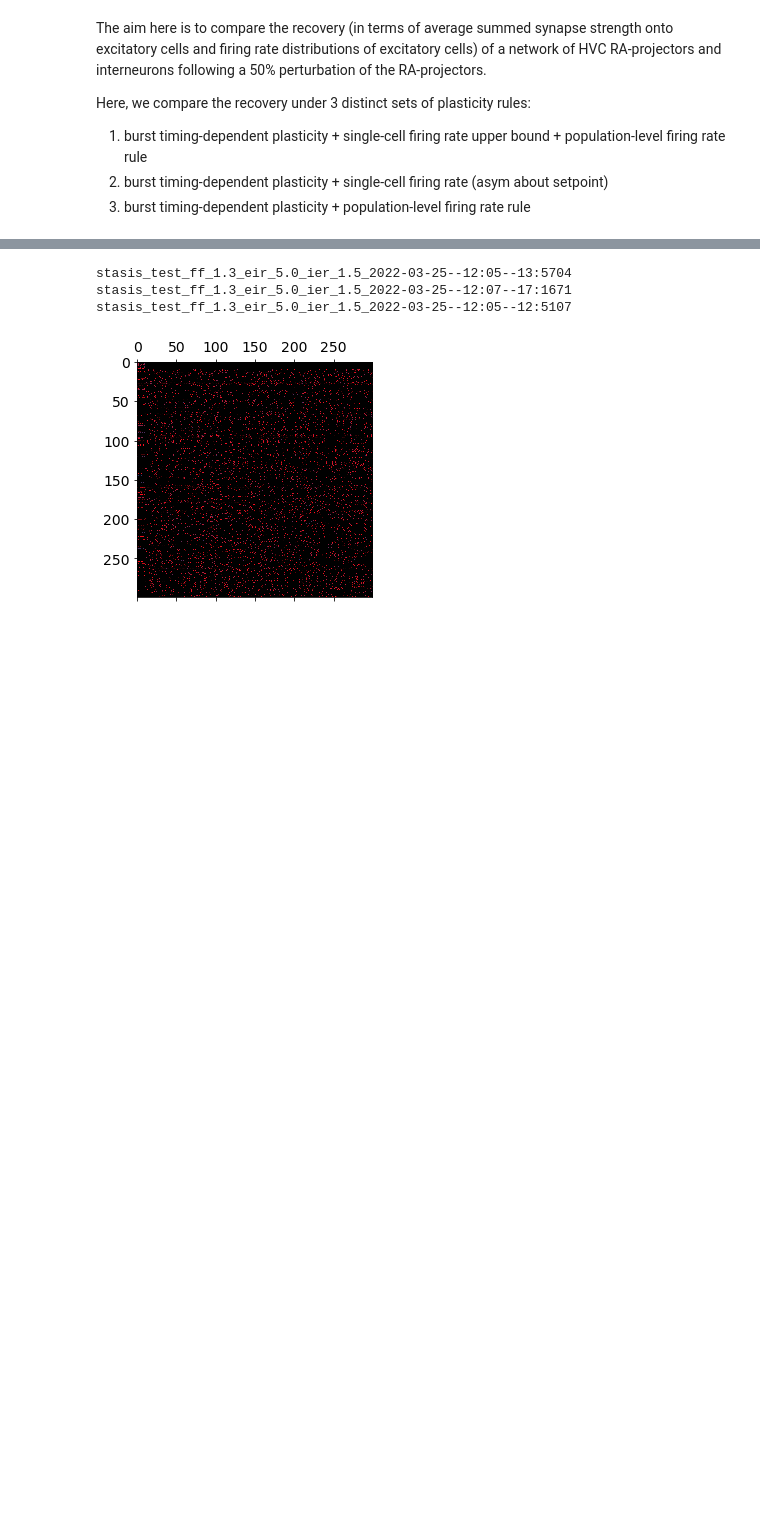
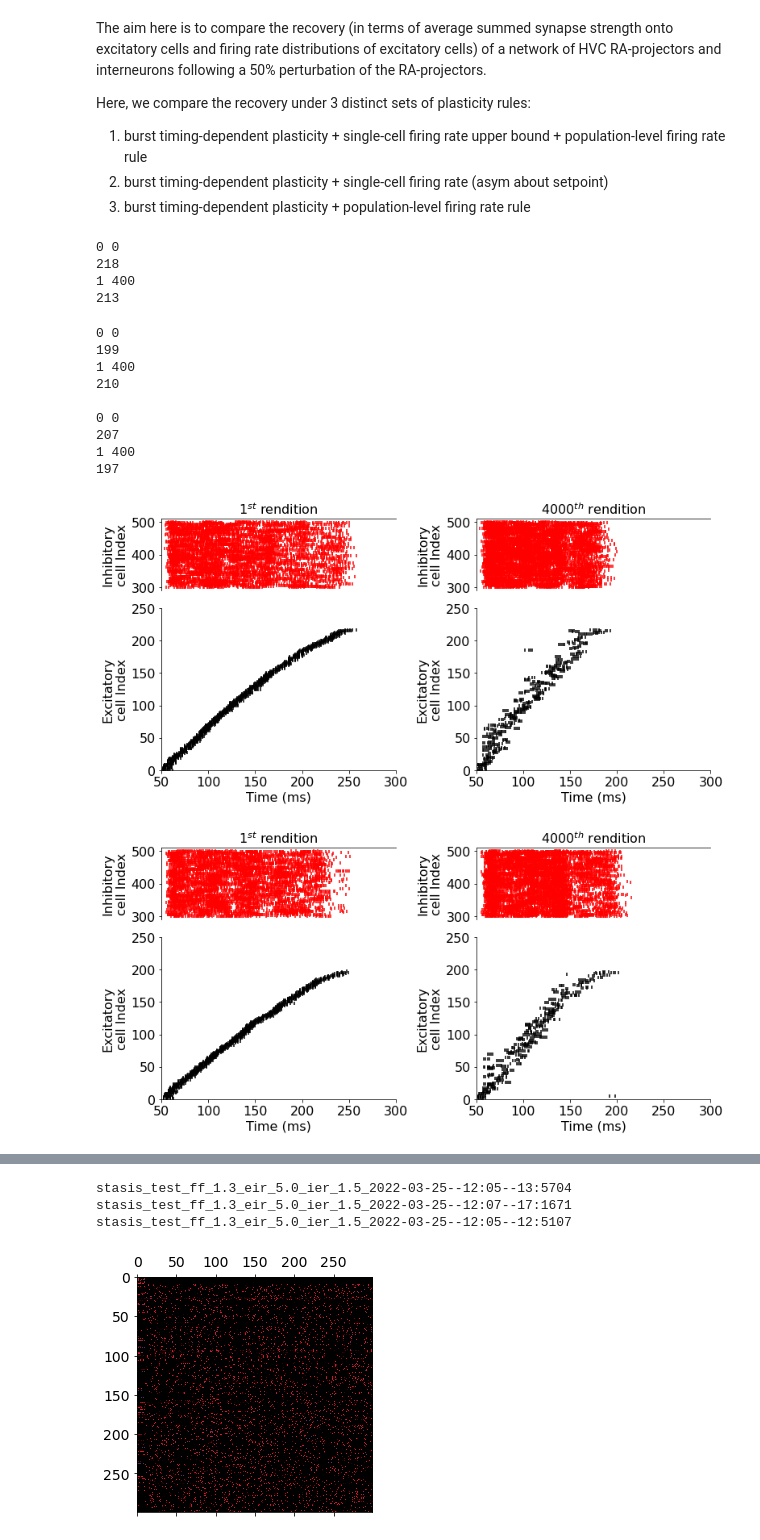
Before and after one commit to davidgbe/population_feedback_synfire_chain_growth, a Jupyter notebook: synfire_poisson_alt_stdp_ablation_homeo_22_03_24/nb.ipynb, the cells around one changed output, grey strips where cells are left out. Cells and saved outputs as stored; diff of their text form; code cells hidden in the pictures; blank space fills up the shorter version.

```diff
--- a/synfire_poisson_alt_stdp_ablation_homeo_22_03_24/nb.ipynb
+++ b/synfire_poisson_alt_stdp_ablation_homeo_22_03_24/nb.ipynb
@@ -287,3 +288,23 @@ def make_sparse_raster(name, cell_range=(0, 300), per_shown=1., layer_size=20, t
 
         fig.tight_layout()
         save_fig(fig, './figures/paper/rasters', f'{exp_dir_name}.svg')
+# %%
+make_sparse_raster(['stasis_test_ff_1.3_eir_5.0_ier_1.5_2022-03-26--19'],
+                   cell_range=(0, 300), timepoints=[0, 400],
+                   sort_timepoint=0, per_shown=1., color='#c41f3b')
+# %% [output]
+0 0
+218
+1 400
+213
+0 0
+199
+1 400
+210
+
+0 0
+207
+1 400
+197
+[figure, added]
+[figure, added]
```
Also changed, not shown: parts of 8 cells of this notebook, 18 other files.
